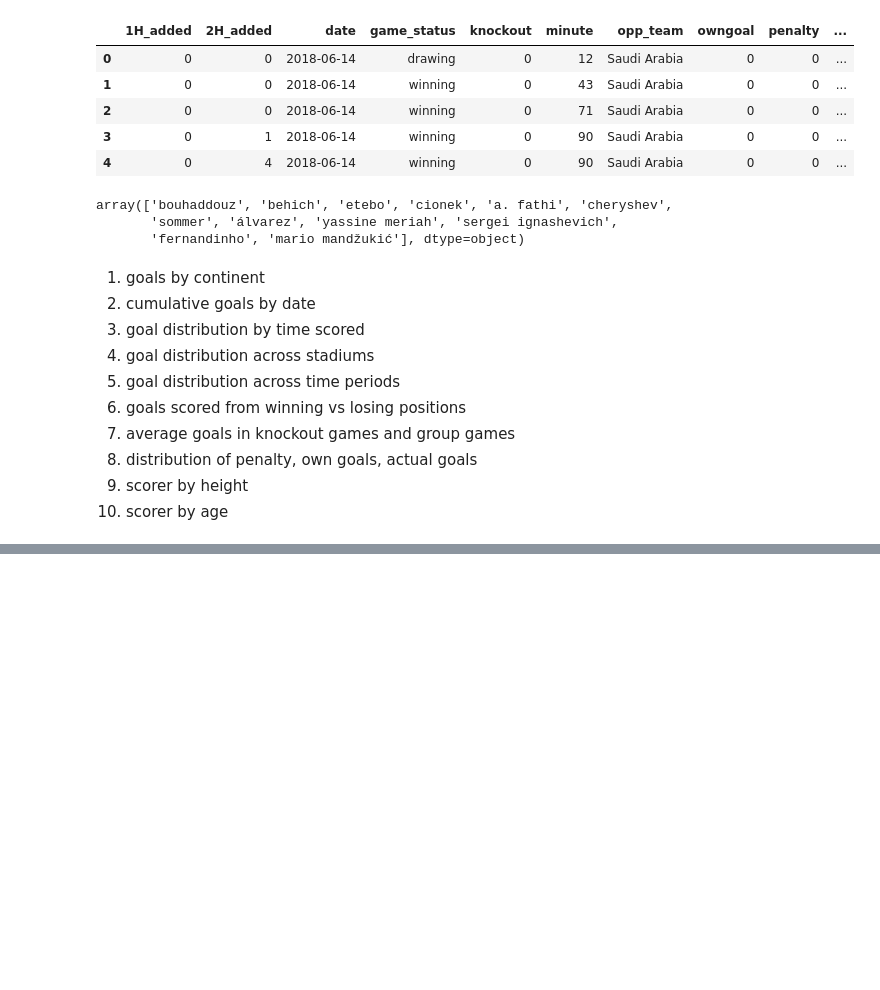
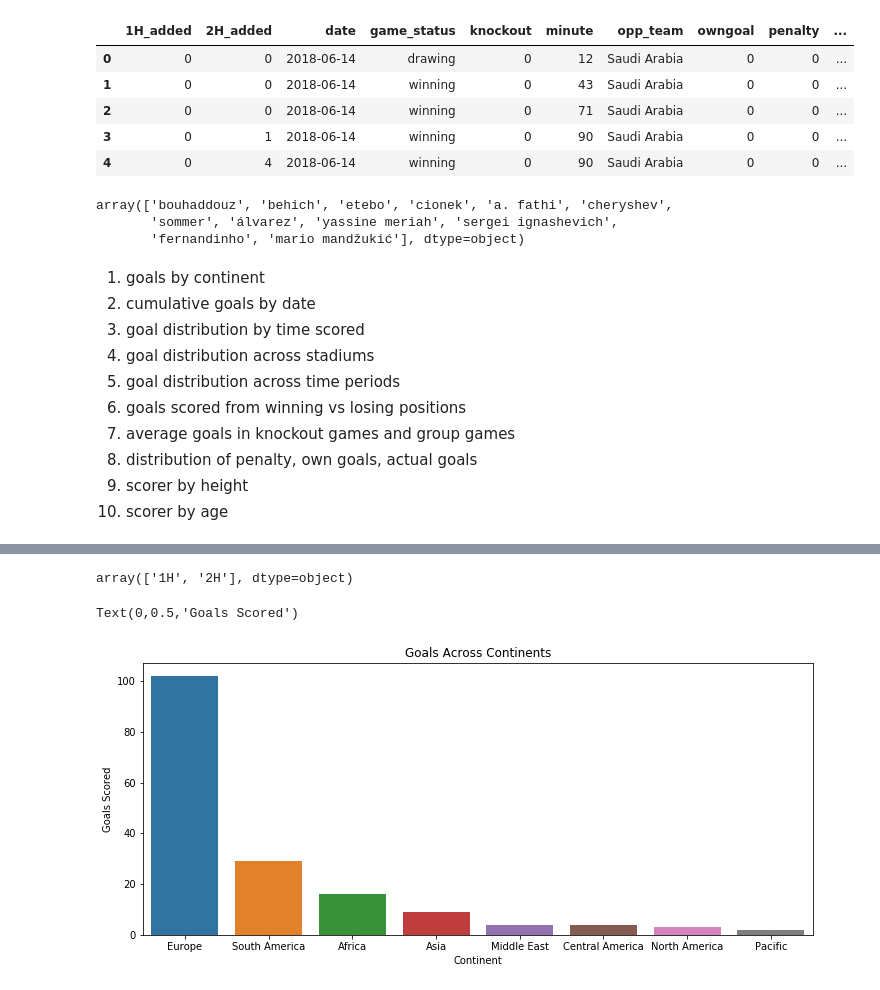
Before and after one commit to finnqiao/2018worldcup_viz, a Jupyter notebook: 2018_viz.ipynb, the cells around one changed output, grey strips where cells are left out. Saved outputs shown, nothing was run; the diff lists cells and outputs as text; code cells hidden in the pictures; blank space fills up the shorter version.

Commit message:
graph set 1

```diff
--- a/2018_viz.ipynb
+++ b/2018_viz.ipynb
@@ -120,7 +121,7 @@ def time_period(minute):
         return '2H'
     elif minute > 90 & minute <= 105:
         return 'et1'
-    elif minute > 105:
+    else:
         return 'et2'
 # %%
 def key_check(key, obj):
@@ -151,7 +152,7 @@ for index, match in games_df.iterrows():
     for goal in match['goals1']:
         goal_obj = dict.fromkeys(goal_features)
         goal_obj['minute'] = goal['minute']
-        goal_obj['period_scored'] = time_period(goal['minute'])
+        goal_obj['period_scored'] = time_period(goal_obj['minute'])
         goal_obj['scorer'] = goal['name'].lower()
         goal_obj['scorer_team'] = match['team1']['name']
         goal_obj['opp_team'] = match['team2']['name']
@@ -185,7 +186,7 @@ for index, match in games_df.iterrows():
     for goal in match['goals2']:
         goal_obj = dict.fromkeys(goal_features)
         goal_obj['minute'] = goal['minute']
-        goal_obj['period_scored'] = time_period(goal['minute'])
+        goal_obj['period_scored'] = time_period(goal_obj['minute'])
         goal_obj['scorer'] = goal['name'].lower()
         goal_obj['scorer_team'] = match['team2']['name']
         goal_obj['opp_team'] = match['team1']['name']
@@ -273,0 +302,16 @@ array(['bouhaddouz', 'behich', 'etebo', 'cionek', 'a. fathi', 'cheryshev',
+# %%
+goals_df['period_scored'].unique()
+# %% [output]
+array(['1H', '2H'], dtype=object)
+# %%
+# goals by continent
+
+%matplotlib inline
+plt.figure(figsize = (12,5))
+sb.countplot(goals_df['continent'], order = goals_df['continent'].value_counts().index)
+plt.title('Goals Across Continents')
+plt.xlabel('Continent')
+plt.ylabel('Goals Scored')
+# %% [output]
+Text(0,0.5,'Goals Scored')
+[figure, added]
```
Also changed, not shown: parts of 16 cells of this notebook.
